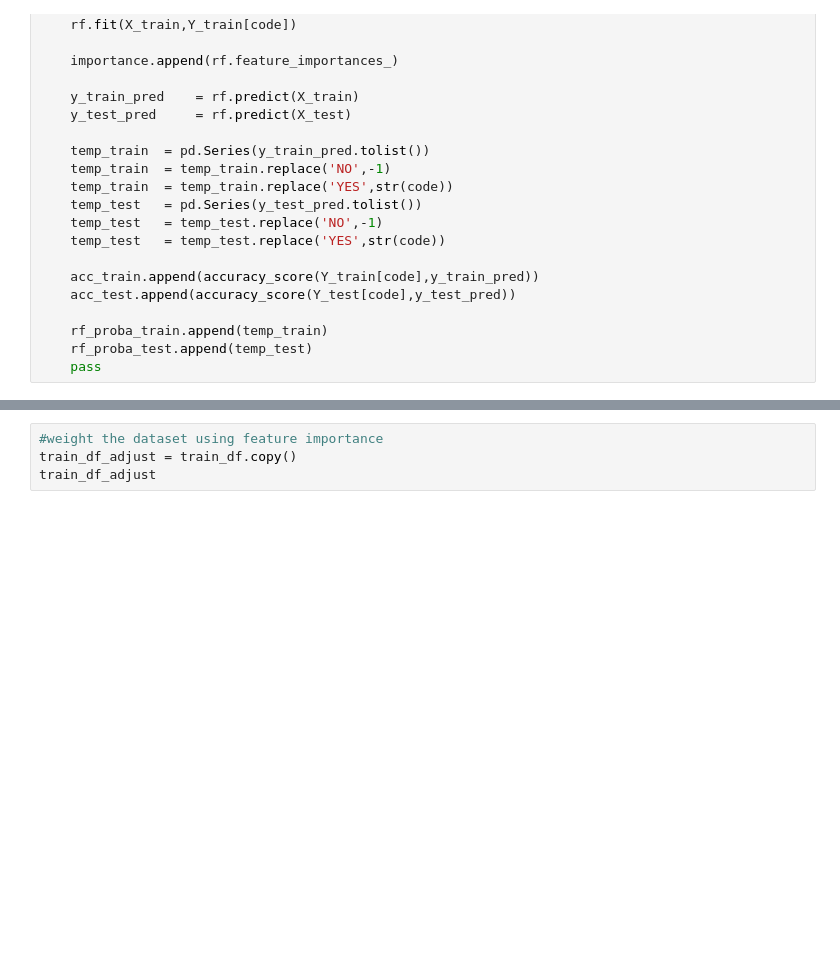
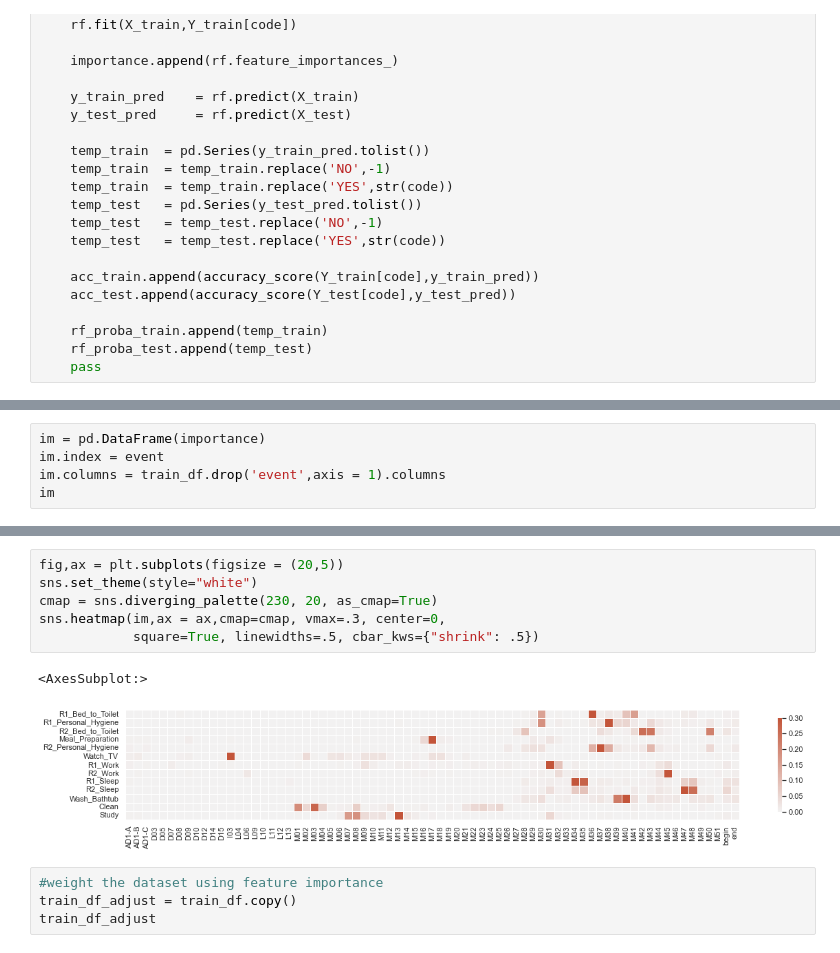
Before and after one commit to KarlrDing/IOT_2022_ZNB_TEAM, a Jupyter notebook: STAGE_2/Classification_Karl/event1.ipynb, the cells around one changed output, grey strips where cells are left out. Saved outputs shown, nothing was run; the diff lists cells and outputs as text; blank space fills up the shorter version.

```diff
--- a/STAGE_2/Classification_Karl/event1.ipynb
+++ b/STAGE_2/Classification_Karl/event1.ipynb
@@ -164,0 +216,5 @@ for code in range(13):
+# %%
+im = pd.DataFrame(importance)
+im.index = event
+im.columns = train_df.drop('event',axis = 1).columns
+im
@@ -165,3 +237,12 @@ for code in range(13):
+# %%
+fig,ax = plt.subplots(figsize = (20,5))
+sns.set_theme(style="white")
+cmap = sns.diverging_palette(230, 20, as_cmap=True)
+sns.heatmap(im,ax = ax,cmap=cmap, vmax=.3, center=0,
+            square=True, linewidths=.5, cbar_kws={"shrink": .5})
+# %% [output]
+<AxesSubplot:>
+[figure, added]
 # %%
 #weight the dataset using feature importance
 train_df_adjust = train_df.copy()
```
Also changed, not shown: parts of 15 cells of this notebook, 17 other files.
